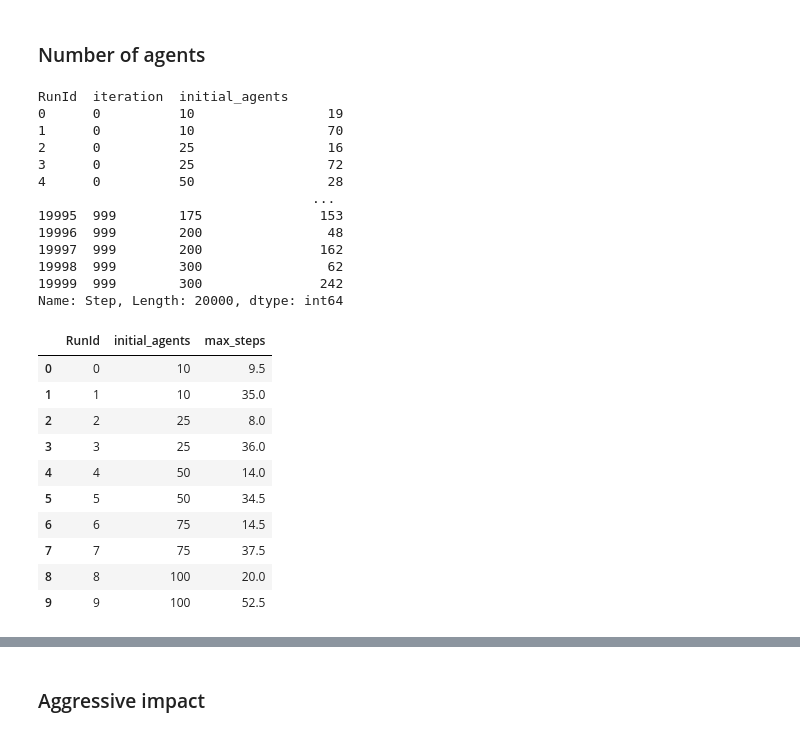
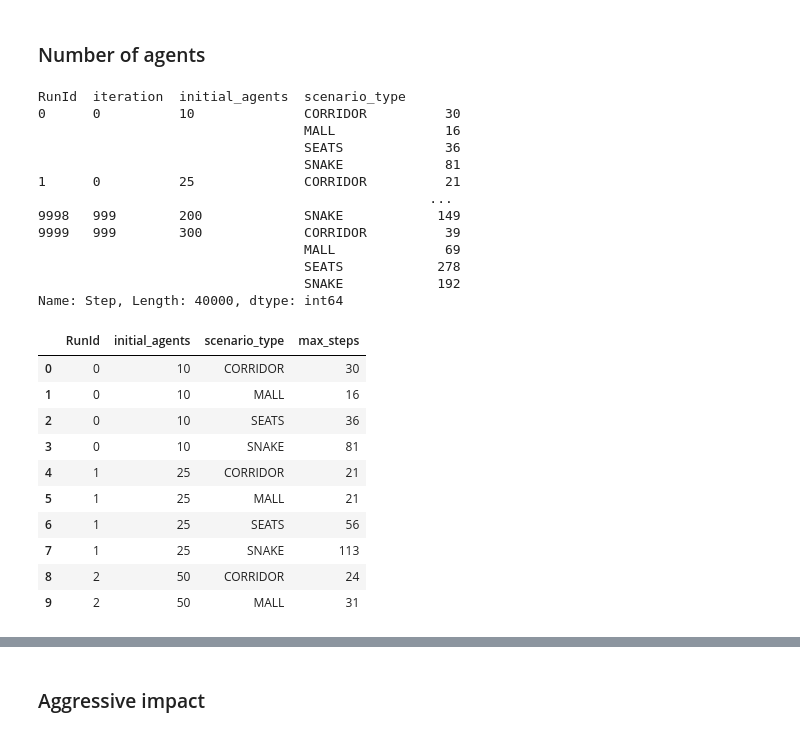
Before and after one commit to MiquelGomezCorral/SMA-MultiAgent-Based-Crowd-Simulation, a Jupyter notebook: notebooks/experiments_results.ipynb, the cells around one changed output, grey strips where cells are left out. Saved outputs shown, nothing was run; the diff lists cells and outputs as text; code cells hidden in the pictures.

Commit message:
experiments results

```diff
--- a/notebooks/experiments_results.ipynb
+++ b/notebooks/experiments_results.ipynb
@@ -26,8 +28,12 @@ from src.config import Configuration
 
 CONFIG = Configuration()
 
-experiments, _ = list_dir_files(CONFIG.LOGS_DIR)
-experiments = [exp for exp in experiments if ".csv" in exp]
+exps, _ = list_dir_files(CONFIG.LOGS_DIR)
+exps = [exp for exp in exps if ".csv" in exp]
 
+experiments = {
+    os.path.basename(exp).replace(".csv", ""): exp
+    for exp in exps
+}
 experiments
 # %% [output]
@@ -37,42 +60,48 @@ experiments
 # %% [markdown]
 ### Number of agents
 # %%
-df_n_agents = pd.read_csv(experiments[1])
+different_agents = False
+df_n_agents = pd.concat([
+    pd.read_csv(experiments['experiments_results_agent_densities_mall'+('_all' if different_agents else '')]),
+    pd.read_csv(experiments['experiments_results_agent_densities_seats'+('_all' if different_agents else '')]),
+    pd.read_csv(experiments['experiments_results_agent_densities_snake'+('_all' if different_agents else '')]),
+    pd.read_csv(experiments['experiments_results_agent_densities_corridor'+('_all' if different_agents else '')]),
+])
 
 
-df_n_agents.groupby(["RunId", "iteration", "initial_agents"])["Step"].max()
+df_n_agents.groupby(["RunId", "iteration", "initial_agents","scenario_type"])["Step"].max()
 # df_n_agents.head(200)
 # %% [output]
-RunId  iteration  initial_agents
-0      0          10                 19
-1      0          10                 70
-2      0          25                 16
-3      0          25                 72
-4      0          50                 28
-                                   ...
-19995  999        175               153
-19996  999        200                48
-19997  999        200               162
-19998  999        300                62
-19999  999        300               242
-Name: Step, Length: 20000, dtype: int64
+RunId  iteration  initial_agents  scenario_type
+0      0          10              CORRIDOR          30
+                                  MALL              16
+                                  SEATS             36
+                                  SNAKE             81
+1      0          25              CORRIDOR          21
+                                                  ...
+9998   999        200             SNAKE            149
+9999   999        300             CORRIDOR          39
+                                  MALL              69
+                                  SEATS            278
+                                  SNAKE            192
+Name: Step, Length: 40000, dtype: int64
 # %%
 
-# Get max steps per run
-max_steps_per_run = df_n_agents.groupby(["RunId", "initial_agents"])["Step"].mean().reset_index()
-max_steps_per_run.columns = ["RunId", "initial_agents", "max_steps"]
+# Get max steps per run by scenario and agent count
+max_steps_per_run = df_n_agents.groupby(["RunId", "initial_agents", "scenario_type"])["Step"].max().reset_index()
+max_steps_per_run.columns = ["RunId", "initial_agents", "scenario_type", "max_steps"]
 max_steps_per_run.head(10)
 # %% [output]
-|  | RunId | initial_agents | max_steps |
-| 0 | 0 | 10 | 9.5 |
-| 1 | 1 | 10 | 35.0 |
-| 2 | 2 | 25 | 8.0 |
-| 3 | 3 | 25 | 36.0 |
-| 4 | 4 | 50 | 14.0 |
-| 5 | 5 | 50 | 34.5 |
-| 6 | 6 | 75 | 14.5 |
-| 7 | 7 | 75 | 37.5 |
-| 8 | 8 | 100 | 20.0 |
-| 9 | 9 | 100 | 52.5 |
+|  | RunId | initial_agents | scenario_type | max_steps |
+| 0 | 0 | 10 | CORRIDOR | 30 |
+| 1 | 0 | 10 | MALL | 16 |
+| 2 | 0 | 10 | SEATS | 36 |
+| 3 | 0 | 10 | SNAKE | 81 |
+| 4 | 1 | 25 | CORRIDOR | 21 |
+| 5 | 1 | 25 | MALL | 21 |
+| 6 | 1 | 25 | SEATS | 56 |
+| 7 | 1 | 25 | SNAKE | 113 |
+| 8 | 2 | 50 | CORRIDOR | 24 |
+| 9 | 2 | 50 | MALL | 31 |
 # %%
 
```
Also changed, not shown: parts of 37 cells of this notebook, 2 other files.
